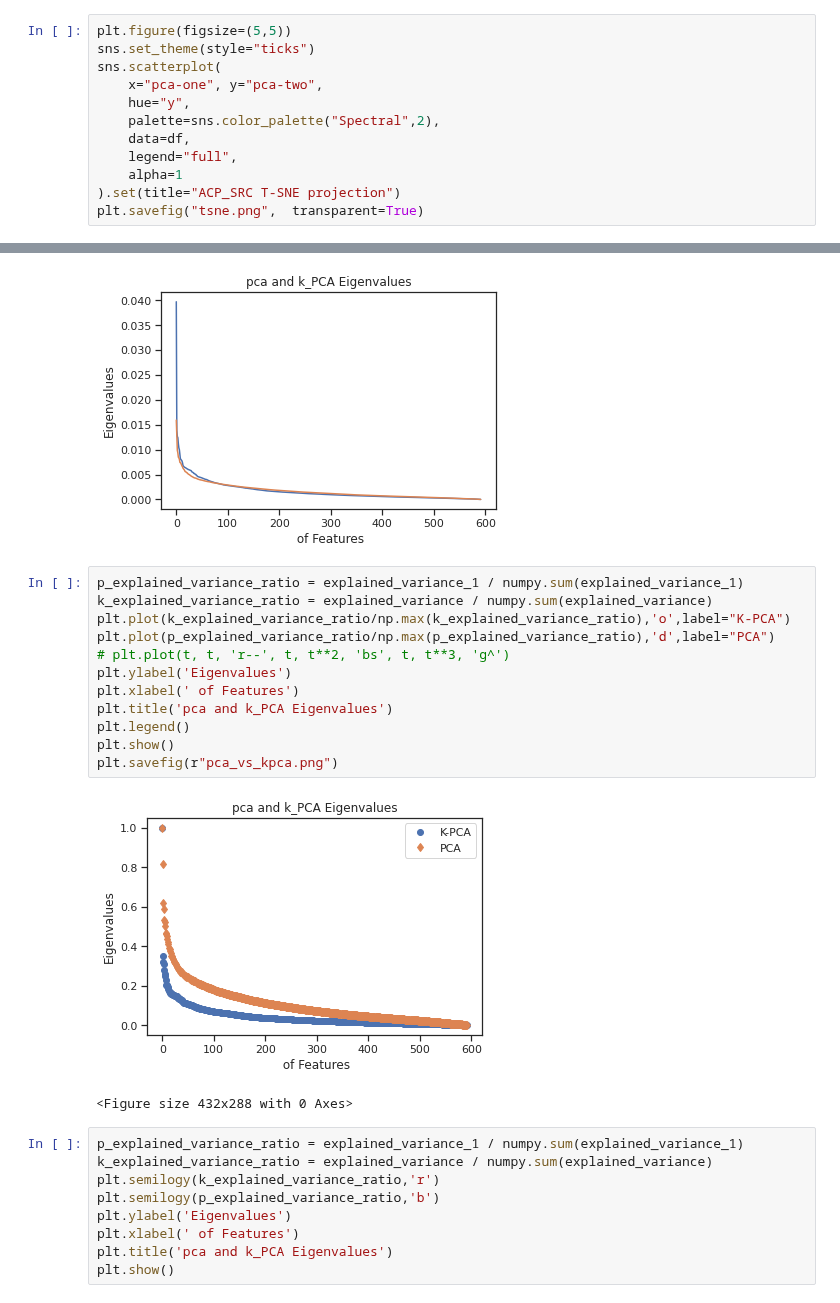
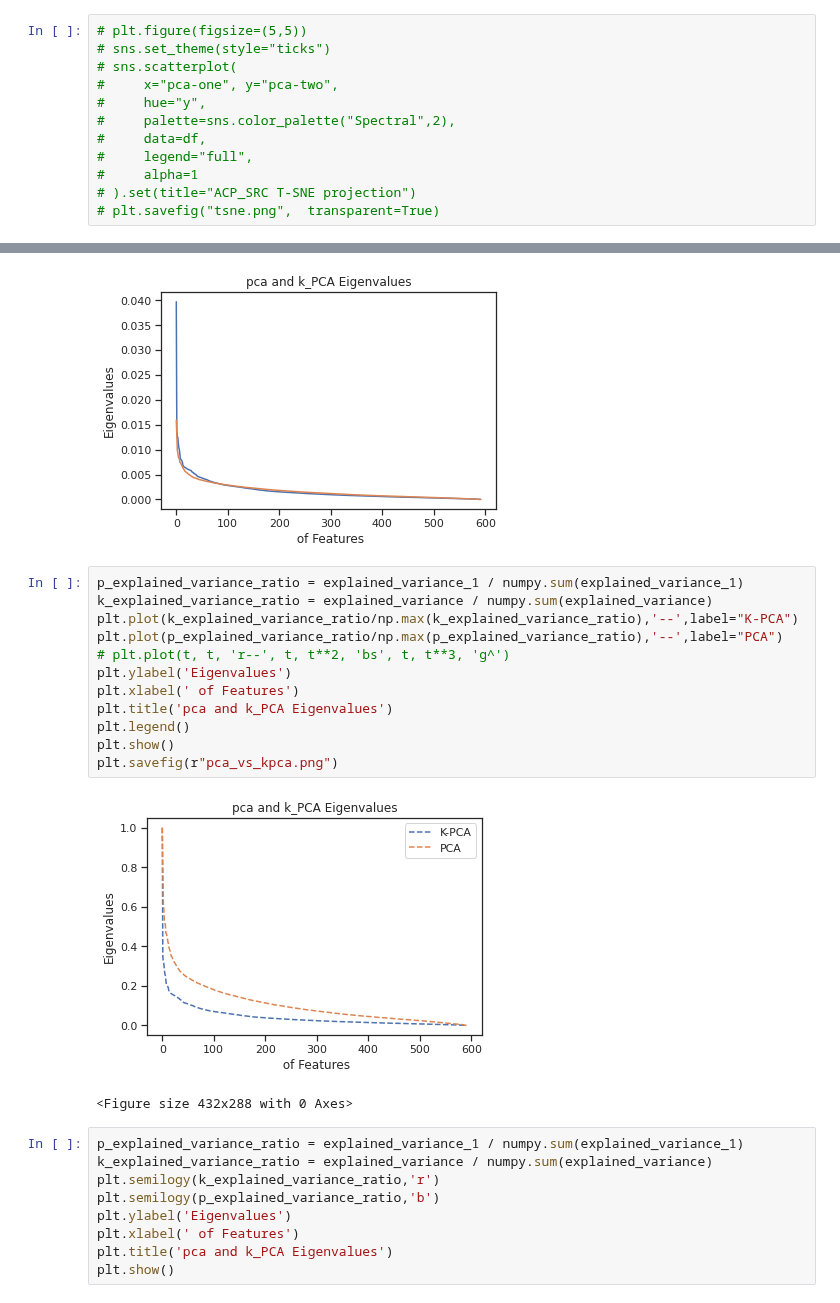
Before and after one commit to ehtisham-Fazal/ACP_KSRC, a Jupyter notebook: new_results_ACP_SRC_740_Python_.ipynb, the cells around one changed output, grey strips where cells are left out. Cells and saved outputs as stored; diff of their text form.

```diff
--- a/new_results_ACP_SRC_740_Python_.ipynb
+++ b/new_results_ACP_SRC_740_Python_.ipynb
@@ -382,17 +379,17 @@ print('Explained variation per principal component: {}'.format(pca.explained_var
 # %% [output]
 Explained variation per principal component: [0.25593415 0.1456233  0.11916711]
 # %%
-plt.figure(figsize=(5,5))
-sns.set_theme(style="ticks")
-sns.scatterplot(
-    x="pca-one", y="pca-two",
-    hue="y",
-    palette=sns.color_palette("Spectral",2),
-    data=df,
-    legend="full",
-    alpha=1
-).set(title="ACP_SRC T-SNE projection")
-plt.savefig("tsne.png",  transparent=True)
+# plt.figure(figsize=(5,5))
+# sns.set_theme(style="ticks")
+# sns.scatterplot(
+#     x="pca-one", y="pca-two",
+#     hue="y",
+#     palette=sns.color_palette("Spectral",2),
+#     data=df,
+#     legend="full",
+#     alpha=1
+# ).set(title="ACP_SRC T-SNE projection")
+# plt.savefig("tsne.png",  transparent=True)
 # %% [output]
 ValueError: ignored
 <Figure size 360x360 with 0 Axes>
@@ -500,17 +497,17 @@ plt.show()
 # %%
 p_explained_variance_ratio = explained_variance_1 / numpy.sum(explained_variance_1)
 k_explained_variance_ratio = explained_variance / numpy.sum(explained_variance)
-plt.plot(k_explained_variance_ratio/np.max(k_explained_variance_ratio),'o',label="K-PCA")
-plt.plot(p_explained_variance_ratio/np.max(p_explained_variance_ratio),'d',label="PCA")
+plt.plot(k_explained_variance_ratio/np.max(k_explained_variance_ratio),'--',label="K-PCA")
+plt.plot(p_explained_variance_ratio/np.max(p_explained_variance_ratio),'--',label="PCA")
 # plt.plot(t, t, 'r--', t, t**2, 'bs', t, t**3, 'g^')
 plt.ylabel('Eigenvalues')
 plt.xlabel(' of Features')
 plt.title('pca and k_PCA Eigenvalues')
 plt.legend()
 plt.show()
 plt.savefig(r"pca_vs_kpca.png")
 # %% [output]
-[figure, old version]
+[figure, new version]
 <Figure size 432x288 with 0 Axes>
 # %%
 p_explained_variance_ratio = explained_variance_1 / numpy.sum(explained_variance_1)
```
Also changed, not shown: parts of 4 cells of this notebook.
